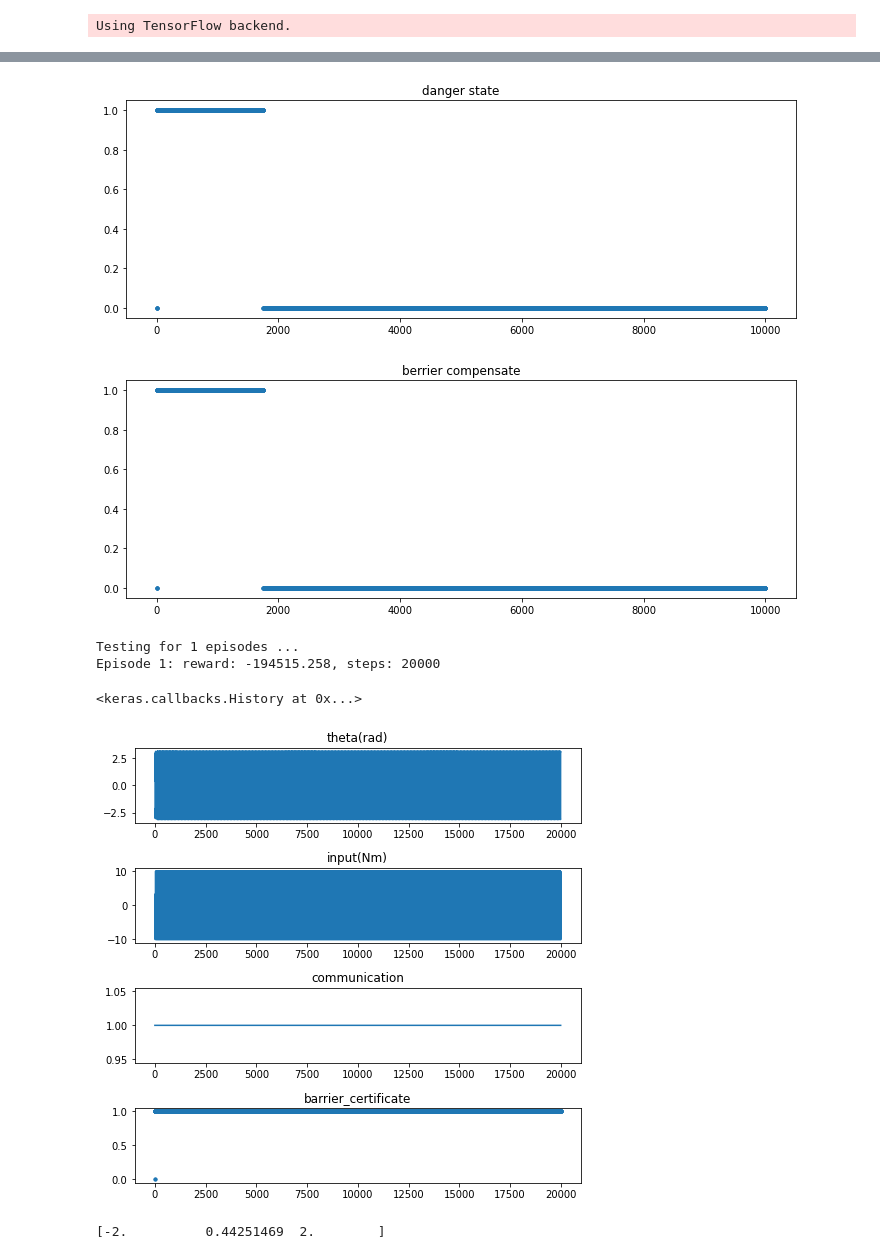
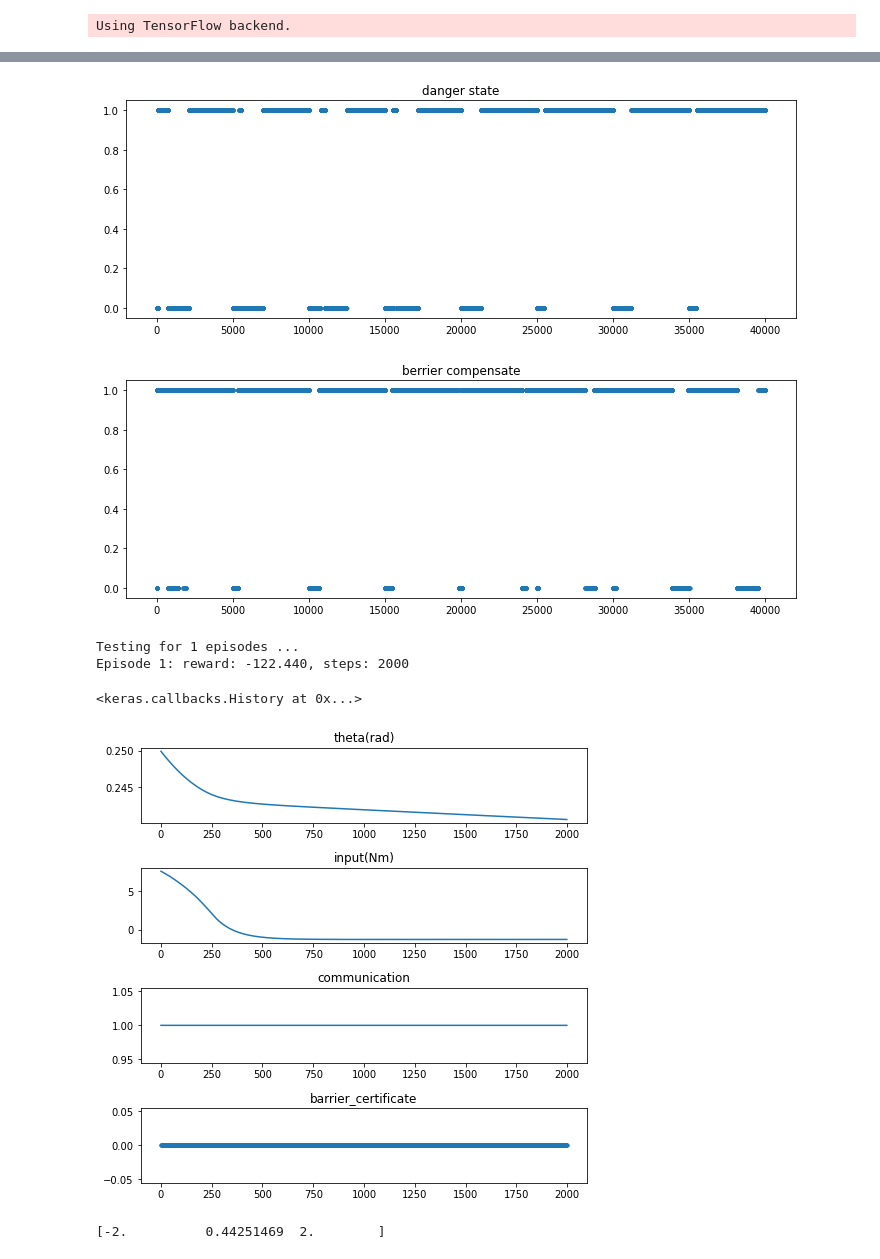
Before and after one commit to ibuki1024/eventDDPG, a Jupyter notebook: notebook/event_trigger_safe.ipynb, the cells around one changed output, grey strips where cells are left out. Cells and saved outputs as stored; diff of their text form; code cells hidden in the pictures.

```diff
--- a/notebook/event_trigger_safe.ipynb
+++ b/notebook/event_trigger_safe.ipynb
@@ -19,15 +19,13 @@ Using TensorFlow backend.
 # %%
 # GymのPendulum環境を作成
 dt = 0.0005
-max_steps = 200 * 0.05 / dt
-env = gym2.make("Pendulum-v1", max_steps)
-env.dt = dt
+env = gym2.make("Pendulum-v1", dt)
 clip = 10.
 env.max_torque, max_torque = clip, clip
 env.action_space.high, env.action_space.low = max_torque, -max_torque
 
 # 取りうる”打ち手”のアクション数と値の定義
-nb_actions = 2
+nb_actios = 2
 ACT_ID_TO_VALUE = {0: [-1], 1: [+1]}
 # %%
 def actor_net(a_shape, s_shape):
@@ -64,14 +62,14 @@ def agent(a_shape, s_shape):
     )
     return agent
 # %%
-#event-base learning
+#safe learning
 l = 0.
-step = 10000
+step = 40000
 time_mode = True
-a =  agent((3,), env.observation_space.shape)
+a = agent((3,), env.observation_space.shape)
 a.compile(Adam(lr=0.001, clipnorm=1.), metrics=["mae"])
 #a.load_weights('../learned_models_vol2/0.5standup-agent.h5')
-a.fit(env, lam=l, nb_steps=step, visualize=0, verbose=1, nb_max_episode_steps=2000, loss_graph=0, time_mode=time_mode)
+a.fit(env, lam=l, nb_steps=step, visualize=0, verbose=1, nb_max_episode_steps=5000, loss_graph=0, time_mode=time_mode)
 # %% [output]
 WARNING:tensorflow:From /Users/admin/.pyenv/versions/3.7.4/lib/python3.7/site-packages/keras/backend/tensorflow_backend.py:74: The name tf.get_default_graph is deprecated. Please use tf.compat.v1.get_ ...
 
@@ -98,32 +113,32 @@ plt.title('berrier compensate')
 plt.scatter(range(step), a.cbf_log[:,1], marker='.')
 plt.show()
 # %% [output]
-[figure, old version]
+[figure, new version]
-[figure, old version]
+[figure, new version]
 # %%
 #a.load_weights('../learned_models_vol2/0.5standup-agent.h5')
-a.test(env, lam=l, visualize=0, nb_max_episode_steps=20000, action_view=0, time_mode=time_mode)
+a.test(env, lam=l, visualize=0, nb_max_episode_steps=2000, action_view=0, time_mode=time_mode)
 # %% [output]
 Testing for 1 episodes ...
-Episode 1: reward: -194515.258, steps: 20000
+Episode 1: reward: -122.440, steps: 2000
 <keras.callbacks.History at 0x...>
 # %%
 titles = ['theta(rad)', 'input(Nm)', 'communication', 'barrier_certificate']
 history = a.data_log[0]
-x_axis = range(20000)
+x_axis = range(2000)
 plt.figure(figsize=(8,8))
 plt.subplots_adjust(wspace=0.4, hspace=0.6)
 for i in range(4):
     data = history[:,i]
     plt.subplot(4,1,i+1)
     plt.title(titles[i])
     if i < 3:
         plt.plot(x_axis, data)
     else:
         plt.scatter(x_axis, data, marker='.')
 plt.show()
 # %% [output]
-[figure, old version]
+[figure, new version]
 # %%
 print(np.unique(history[:,1]))
 # %% [output]
```
Also changed, not shown: parts of 2 cells of this notebook, 10 other files.
